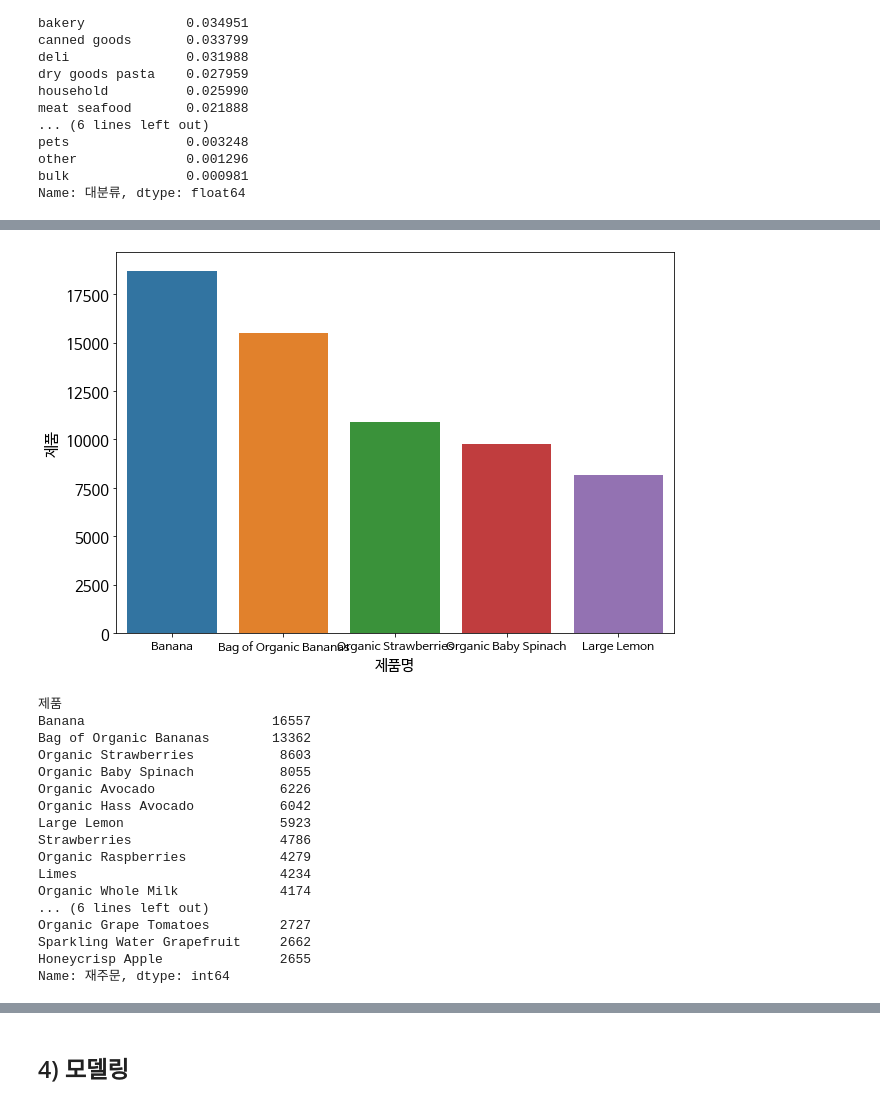
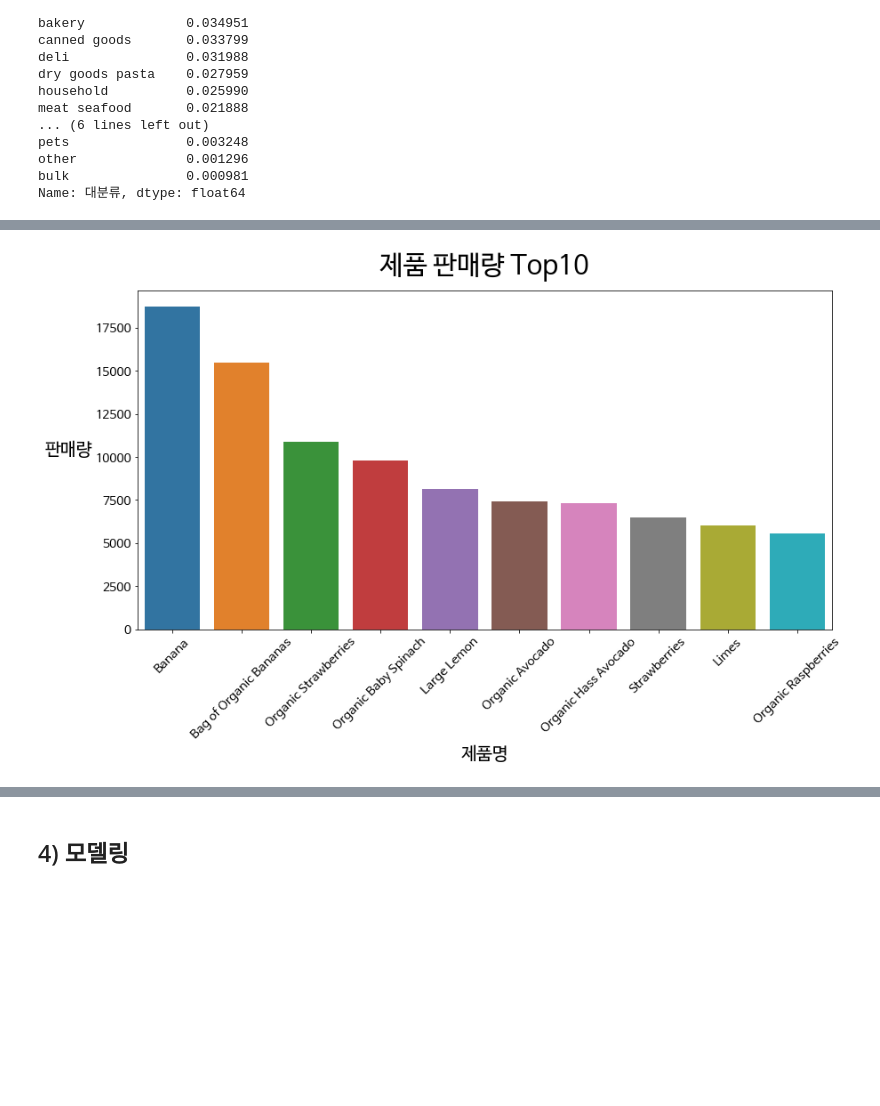
Before and after one commit to ev1025/Instacart, a Jupyter notebook: Code_project1.ipynb, the cells around one changed output, grey strips where cells are left out. Cells and saved outputs as stored; diff of their text form; code cells hidden in the pictures; blank space fills up the shorter version.

```diff
--- a/Code_project1.ipynb
+++ b/Code_project1.ipynb
@@ -130,7 +151,7 @@ df_graph = full_data[['order_id', 'user_id','product_name','aisle','department',
 # %%
 # 컬럼명 변경
 def df_rename(data):
-    data.columns = ['주문번호','유저','제품','소분류','대분류','누적주문','재주문','요일','주문텀']
+    data.columns = ['주문번호','유저','제품','소분류','대분류','누적주문','재주문','요일','주문텀','주문시간']
     return data
 # %%
 df_graph = df_rename(df_graph)
@@ -158,0 +182,9 @@ Name: 주문텀, Length: 39123, dtype: float64
+# %%
+plt.rc('font', size= 15, family='NanumBarunGothic')
+plt.rc('font',size=14)
+plt.rc('xtick', labelsize=14)
+plt.rc('ytick', labelsize=14)
+plt.rc('axes', titlesize=30)
+plt.rc('axes', labelsize=20)
+y_name = [0,1,2,3,4,5,6]
+labels = ['일요일','월요일','화요일','수요일','목요일','금요일','토요일']
@@ -183,11 +263,10 @@ count_depart = count_depart.to_frame()
 count_depart.reset_index(inplace=True)
 count_depart.columns = ['대분류','개수']
 # %%
-plt.rc('font', size= 15, family='NanumBarunGothic')
-plt.rc('xtick',labelsize=12)
-
+# 대분류 그래프
 plt.figure(figsize =(12,8))
 sns.barplot(data=count_depart[:10],x='대분류',y='개수')
-
-plt.show()
+plt.ylabel('판매량', rotation='horizontal', labelpad=20)
+plt.title('대분류 판매순위',pad = 20)
+plt.show();
 # %% [output]
@@ -250,0 +423,10 @@ top_5.rename(columns={'index':'제품명'},inplace=True)
+# %%
+# 가장 잘팔리는 top10
+product_count = df_graph['제품'].value_counts()
+top_10 = product_count[:10].to_frame().reset_index()
+top_10.rename(columns={'index':'제품명'},inplace=True)
+top_10
+
+# 같은데 다른 방법
+# df_top10 = df_graph.groupby('제품').count()[['유저']].sort_values(by='유저',ascending=False)[:10].reset_index()
+# df_top10
@@ -251,27 +445,9 @@ top_5.rename(columns={'index':'제품명'},inplace=True)
 # %%
-plt.figure(figsize=(10,7))
-sns.barplot(data = top_5, x='제품명',y='제품')
+plt.figure(figsize=(14,7))
+sns.barplot(data = top_10, x='제품명',y='제품')
+plt.xticks(rotation=45)
+plt.ylabel('판매량', rotation='horizontal',labelpad=30)
+plt.title('제품 판매량 Top10', pad = 20)
 plt.show()
 # %% [output]
-[figure, old version]
+[figure, new version]
-# %%
-# 재주문이 많은 제품 top20
-df_graph.groupby('제품')['재주문'].sum().sort_values(ascending=False).head(20)
-# %% [output]
-제품
-Banana                        16557
-Bag of Organic Bananas        13362
-Organic Strawberries           8603
-Organic Baby Spinach           8055
-Organic Avocado                6226
-Organic Hass Avocado           6042
-Large Lemon                    5923
-Strawberries                   4786
-Organic Raspberries            4279
-Limes                          4234
-Organic Whole Milk             4174
-... (6 lines left out)
-Organic Grape Tomatoes         2727
-Sparkling Water Grapefruit     2662
-Honeycrisp Apple               2655
-Name: 재주문, dtype: int64
```
Also changed, not shown: parts of 63 cells of this notebook.
